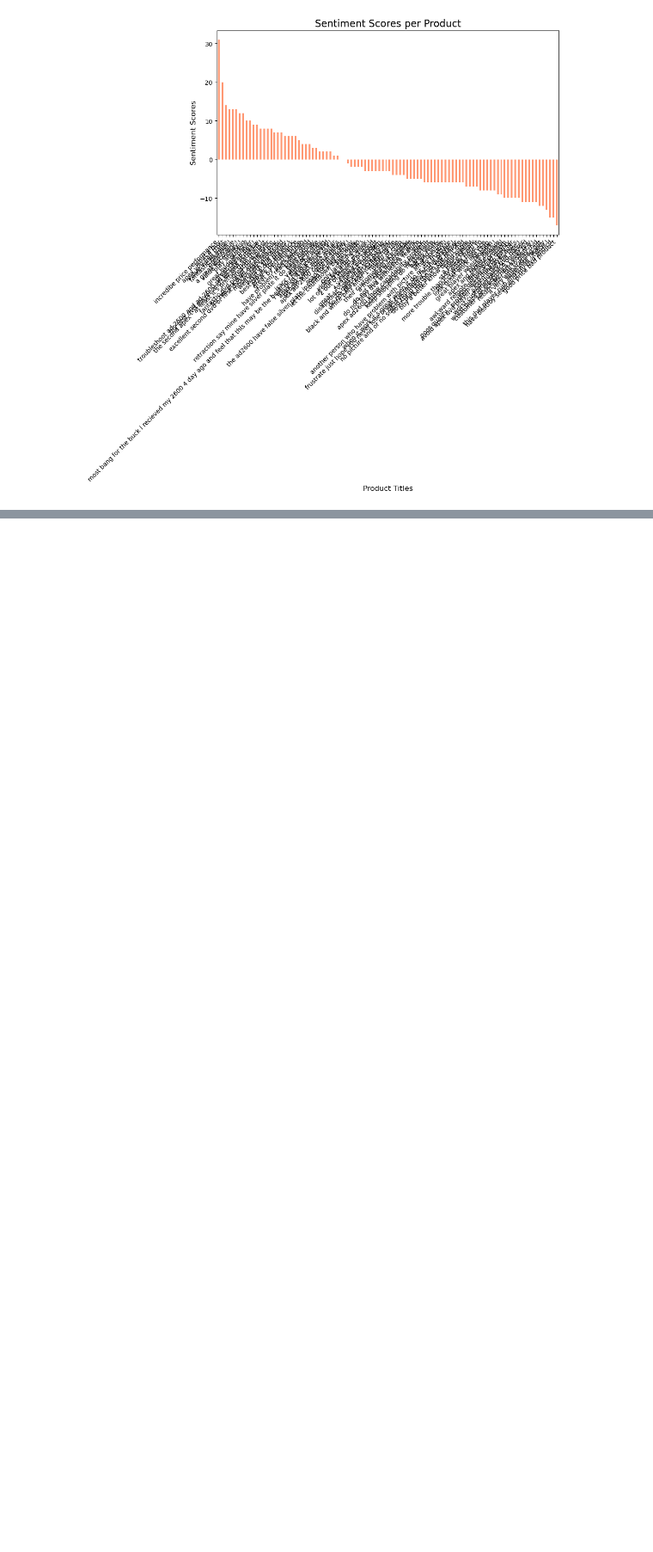
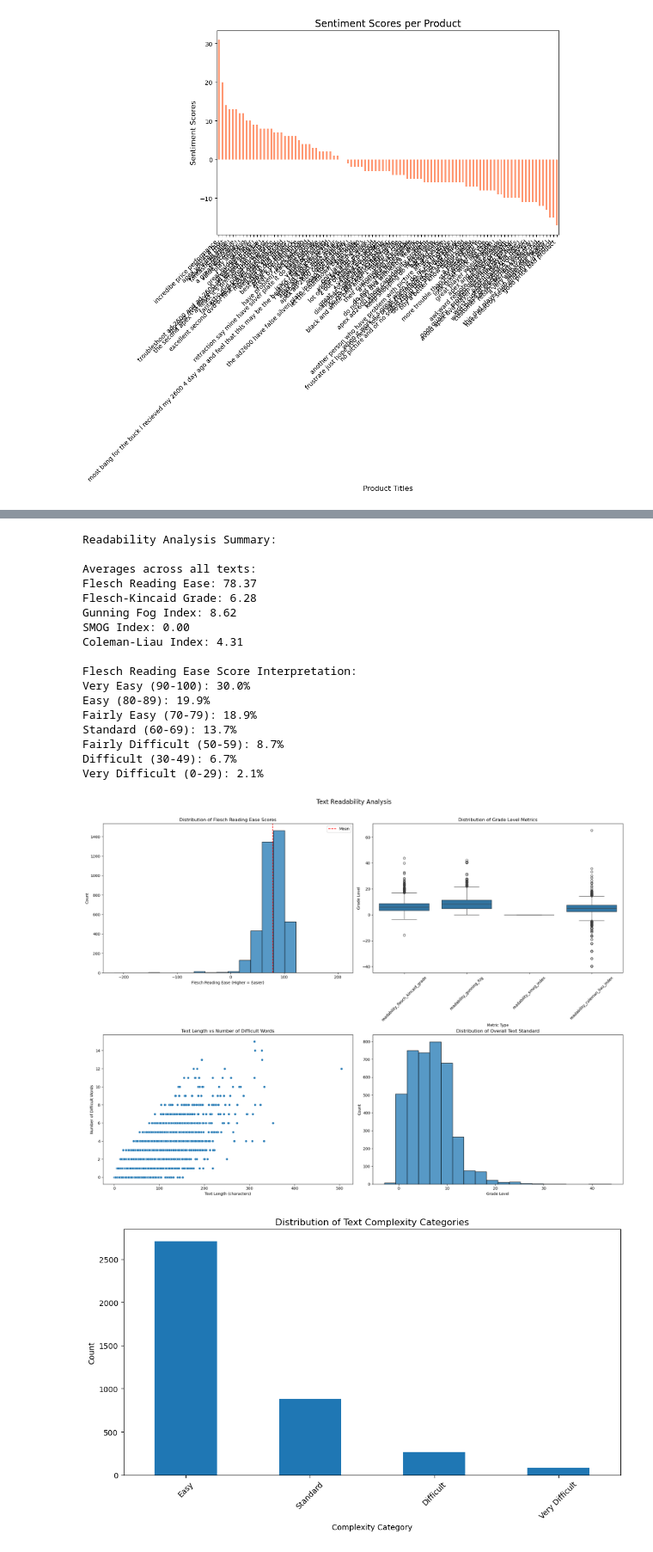
Before and after one commit to DVDMVN/CSE482_PROJ, a Jupyter notebook: EDA_vatsalya.ipynb, the cells around one changed output, grey strips where cells are left out. Shown at 86% size. Saved outputs shown, nothing was run; the diff lists cells and outputs as text; code cells hidden in the pictures; blank space fills up the shorter version.

```diff
--- a/EDA_vatsalya.ipynb
+++ b/EDA_vatsalya.ipynb
@@ -333,0 +328,2 @@ Very Difficult (0-29): 2.0%
+# %%
+combined_reviews = pd.concat([apex, canon, nikon, nokia, nomad], ignore_index=True)
@@ -333,0 +346,22 @@ Very Difficult (0-29): 2.0%
+# %%
+analyzed_combined = analyze_text_readability(combined_reviews)
+# %% [output]
+Readability Analysis Summary:
+
+Averages across all texts:
+Flesch Reading Ease: 78.37
+Flesch-Kincaid Grade: 6.28
+Gunning Fog Index: 8.62
+SMOG Index: 0.00
+Coleman-Liau Index: 4.31
+
+Flesch Reading Ease Score Interpretation:
+Very Easy (90-100): 30.0%
+Easy (80-89): 19.9%
+Fairly Easy (70-79): 18.9%
+Standard (60-69): 13.7%
+Fairly Difficult (50-59): 8.7%
+Difficult (30-49): 6.7%
+Very Difficult (0-29): 2.1%
+[figure, added]
+[figure, added]
```
Also changed, not shown: parts of 7 cells of this notebook.
